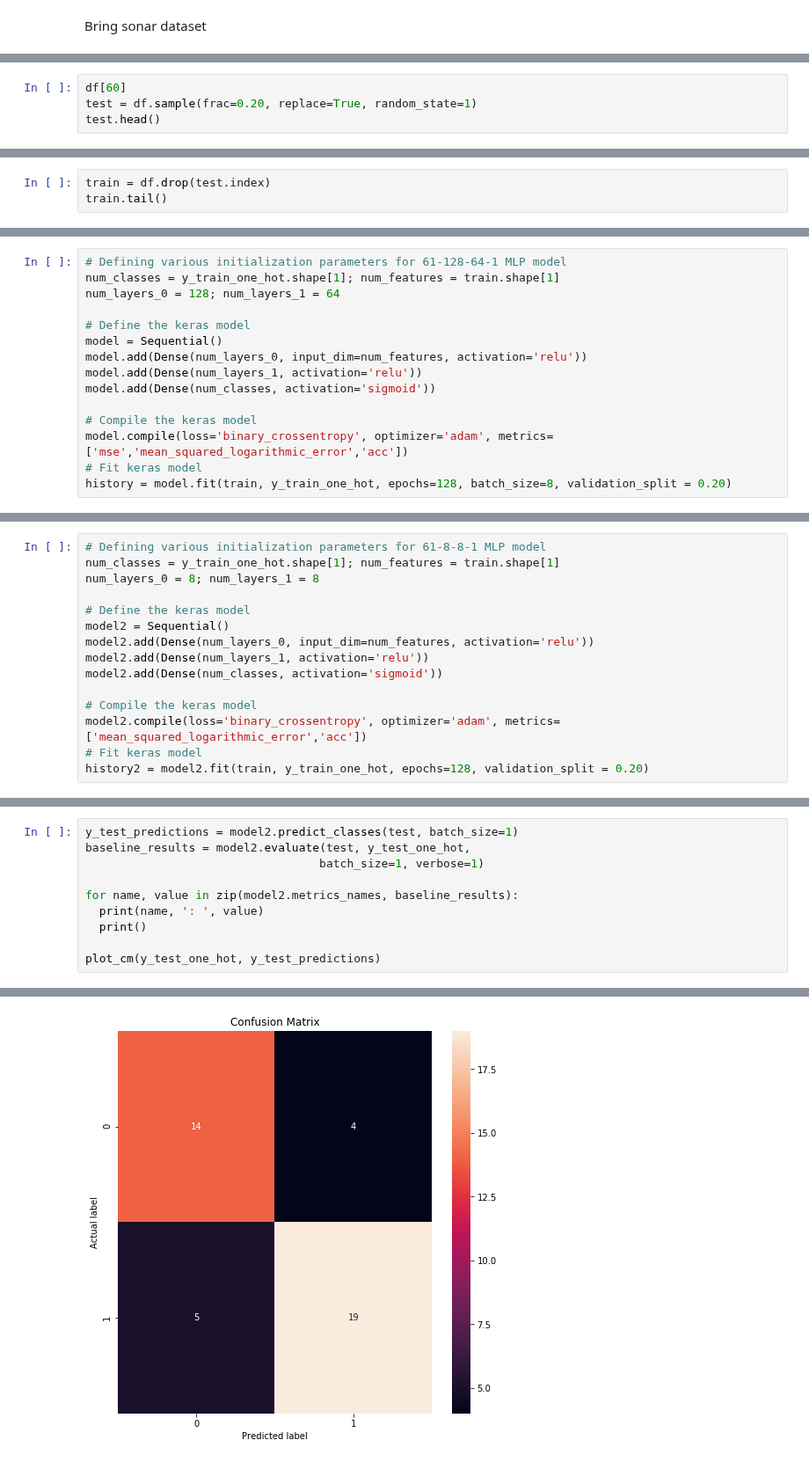
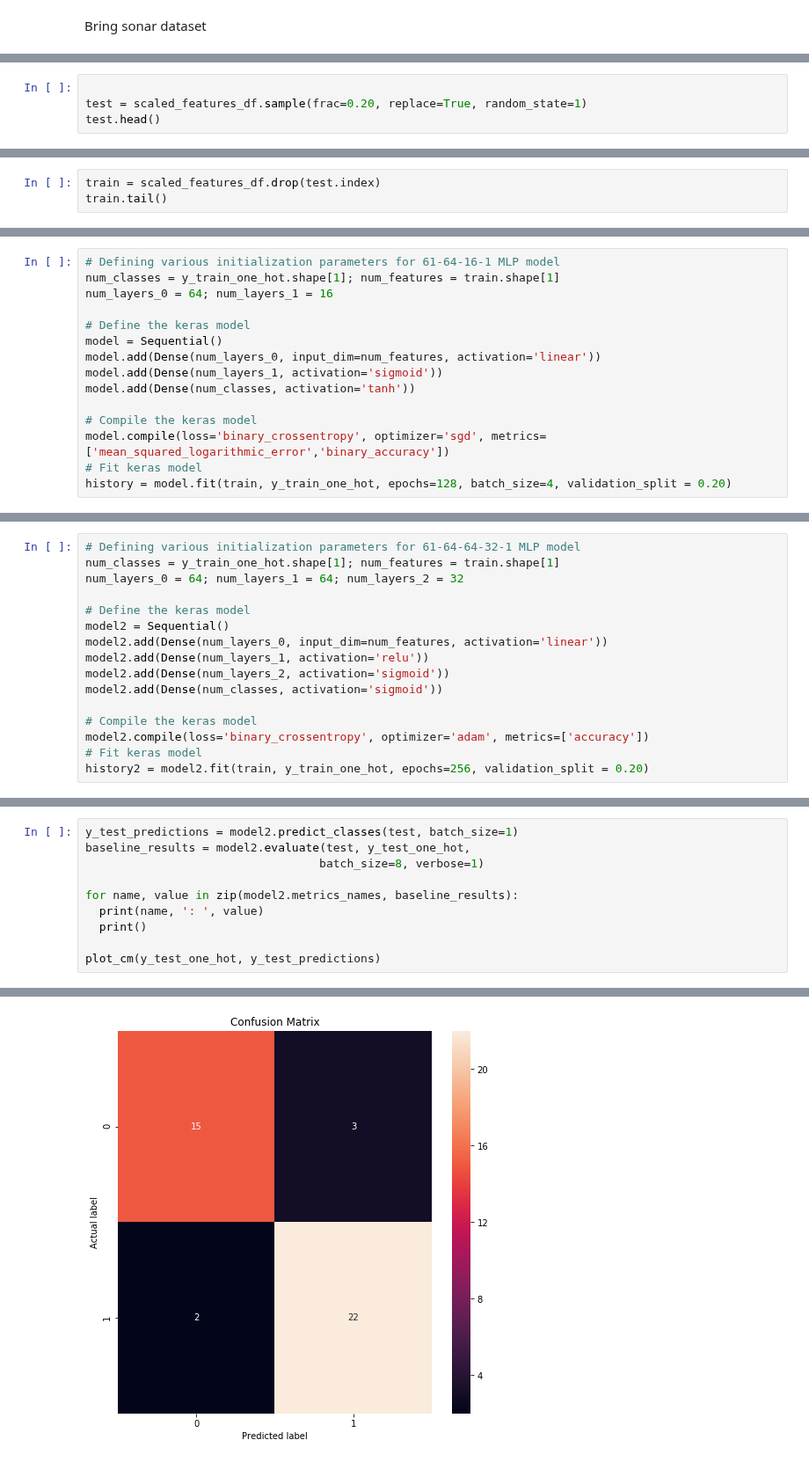
Before and after one commit to borodark/ie7860, a Jupyter notebook: HW2 MLP Sonar.ipynb, the cells around one changed output, grey strips where cells are left out. Shown at 88% size. Drawn from its saved outputs; the diff is of its cells as text.

```diff
--- a/HW2 MLP Sonar.ipynb
+++ b/HW2 MLP Sonar.ipynb
@@ -73,7 +80,7 @@ df.describe()
 8 rows × 61 columns
 # %%
-df[60]
-test = df.sample(frac=0.20, replace=True, random_state=1)
+
+test = scaled_features_df.sample(frac=0.20, replace=True, random_state=1)
 test.head()
 # %% [output]
 |  | 0 | 1 | 2 | 3 | 4 | 5 | 6 | 7 | 8 | 9 | ... | ... |
@@ -85,6 +92,6 @@ test.head()
 5 rows × 61 columns
 # %%
-train = df.drop(test.index)
+train = scaled_features_df.drop(test.index)
 train.tail()
 # %% [output]
 |  | 0 | 1 | 2 | 3 | 4 | 5 | 6 | 7 | 8 | 9 | ... | ... |
@@ -112,20 +121,20 @@ Test labels dimension:
 (42, 1)
 [1]
 # %%
-# Defining various initialization parameters for 61-128-64-1 MLP model
+# Defining various initialization parameters for 61-64-16-1 MLP model
 num_classes = y_train_one_hot.shape[1]; num_features = train.shape[1]
-num_layers_0 = 128; num_layers_1 = 64
+num_layers_0 = 64; num_layers_1 = 16
 
 # Define the keras model
 model = Sequential()
-model.add(Dense(num_layers_0, input_dim=num_features, activation='relu'))
-model.add(Dense(num_layers_1, activation='relu'))
-model.add(Dense(num_classes, activation='sigmoid'))
+model.add(Dense(num_layers_0, input_dim=num_features, activation='linear'))
+model.add(Dense(num_layers_1, activation='sigmoid'))
+model.add(Dense(num_classes, activation='tanh'))
 
 # Compile the keras model
-model.compile(loss='binary_crossentropy', optimizer='adam', metrics=['mse','mean_squared_logarithmic_error','acc'])
+model.compile(loss='binary_crossentropy', optimizer='sgd', metrics=['mean_squared_logarithmic_error','binary_accuracy'])
 # Fit keras model
-history = model.fit(train, y_train_one_hot, epochs=128, batch_size=8, validation_split = 0.20)
+history = model.fit(train, y_train_one_hot, epochs=128, batch_size=4, validation_split = 0.20)
 # %% [output]
 Train on 134 samples, validate on 34 samples
 Epoch 1/128
@@ -176,18 +183,19 @@ acc :  0.8333333333333334
 [figure]
 # %%
-# Defining various initialization parameters for 61-8-8-1 MLP model
+# Defining various initialization parameters for 61-64-64-32-1 MLP model
 num_classes = y_train_one_hot.shape[1]; num_features = train.shape[1]
-num_layers_0 = 8; num_layers_1 = 8
+num_layers_0 = 64; num_layers_1 = 64; num_layers_2 = 32
 
 # Define the keras model
 model2 = Sequential()
-model2.add(Dense(num_layers_0, input_dim=num_features, activation='relu'))
+model2.add(Dense(num_layers_0, input_dim=num_features, activation='linear'))
 model2.add(Dense(num_layers_1, activation='relu'))
+model2.add(Dense(num_layers_2, activation='sigmoid'))
 model2.add(Dense(num_classes, activation='sigmoid'))
 
 # Compile the keras model
-model2.compile(loss='binary_crossentropy', optimizer='adam', metrics=['mean_squared_logarithmic_error','acc'])
+model2.compile(loss='binary_crossentropy', optimizer='adam', metrics=['accuracy'])
 # Fit keras model
-history2 = model2.fit(train, y_train_one_hot, epochs=128, validation_split = 0.20)
+history2 = model2.fit(train, y_train_one_hot, epochs=256, validation_split = 0.20)
 # %% [output]
 Train on 134 samples, validate on 34 samples
@@ -222,7 +226,7 @@ plot_metrics(history2, metrics =  ['acc'])
 # %%
 y_test_predictions = model2.predict_classes(test, batch_size=1)
 baseline_results = model2.evaluate(test, y_test_one_hot,
-                                  batch_size=1, verbose=1)
+                                  batch_size=8, verbose=1)
 
 for name, value in zip(model2.metrics_names, baseline_results):
   print(name, ': ', value)
@@ -239 +241 @@ acc :  0.7857142857142857
-[figure, old version]
+[figure, new version]
```
Also changed, not shown: parts of 16 cells of this notebook, 1 other file.
